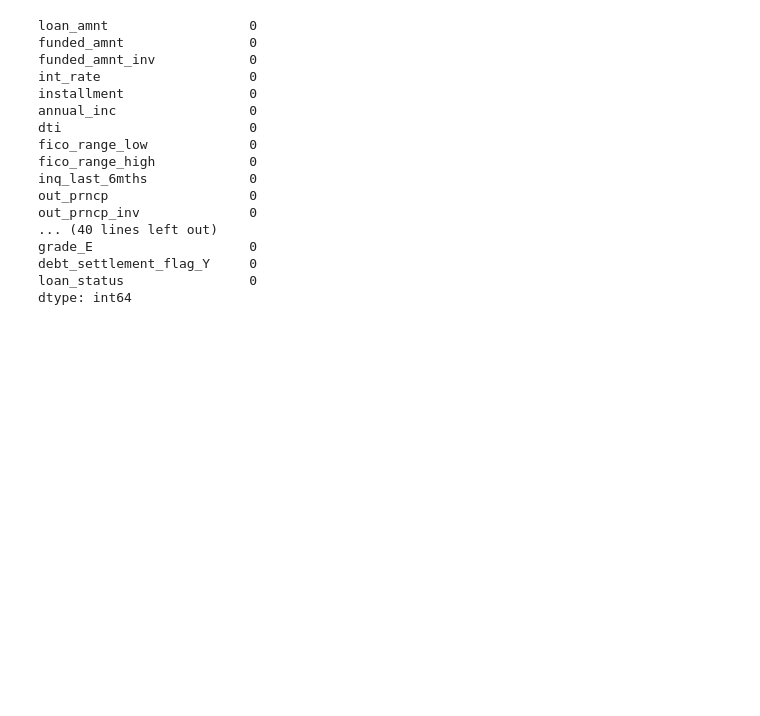
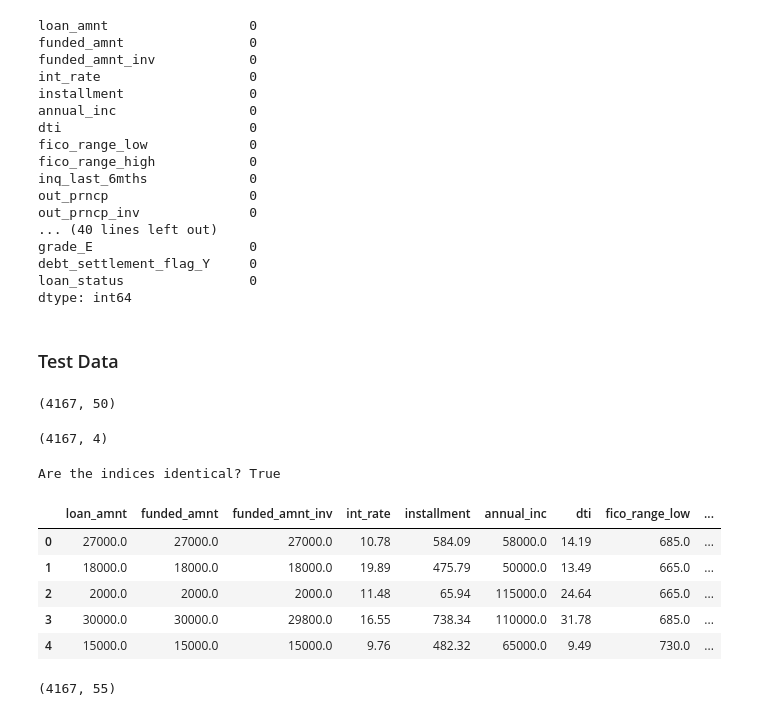
Before and after one commit to rachellliao/loan-default-prediction, a Jupyter notebook: EDA.ipynb, the cells around one changed output. Saved outputs shown, nothing was run; the diff lists cells and outputs as text; code cells hidden in the pictures; blank space fills up the shorter version.

Commit message:
Update on test data

```diff
--- a/EDA.ipynb
+++ b/EDA.ipynb
@@ -544,5 +538,39 @@ print(f'\nFinal Test Dataset: {X_test_final.head()}')
+# %% [markdown]
+### Test Data
+# %%
+# Check the distribution of the numerical features
+X_test_num[selected_features_num].shape
+# %% [output]
+(4167, 50)
+# %%
+# Check the distribution of the categorical features
+X_test_cat[selected_features_cat].shape
+# %% [output]
+(4167, 4)
+# %%
+# Check if the indices of X_test_num and X_test_cat are identical
+indices_equal = (X_test_num.index == X_test_cat.index).all()
+
+print("Are the indices identical?", indices_equal)
+# %% [output]
+Are the indices identical? True
+# %%
+# Concatenate the DataFrames
+X_test_final = pd.concat([X_test_num[selected_features_num], X_test_cat[selected_features_cat], y_test], axis=1)
+
+# Display the final test dataset
+X_test_final.head()
+# %% [output]
+|  | loan_amnt | funded_amnt | funded_amnt_inv | int_rate | installment | annual_inc | dti | fico_range_low | ... |
+| 0 | 27000.0 | 27000.0 | 27000.0 | 10.78 | 584.09 | 58000.0 | 14.19 | 685.0 | ... |
+| 1 | 18000.0 | 18000.0 | 18000.0 | 19.89 | 475.79 | 50000.0 | 13.49 | 665.0 | ... |
+| 2 | 2000.0 | 2000.0 | 2000.0 | 11.48 | 65.94 | 115000.0 | 24.64 | 665.0 | ... |
+| 3 | 30000.0 | 30000.0 | 29800.0 | 16.55 | 738.34 | 110000.0 | 31.78 | 685.0 | ... |
+| 4 | 15000.0 | 15000.0 | 15000.0 | 9.76 | 482.32 | 65000.0 | 9.49 | 730.0 | ... |
 # %%
-# Display the shape of the dataframe
-df_selected_features.shape
+# Display the shape of the testing data
+X_test_final.shape
+# %% [output]
+(4167, 55)
 # %%
 # Check for missing values in the dataframe
```
Also changed, not shown: parts of 4 cells of this notebook.
